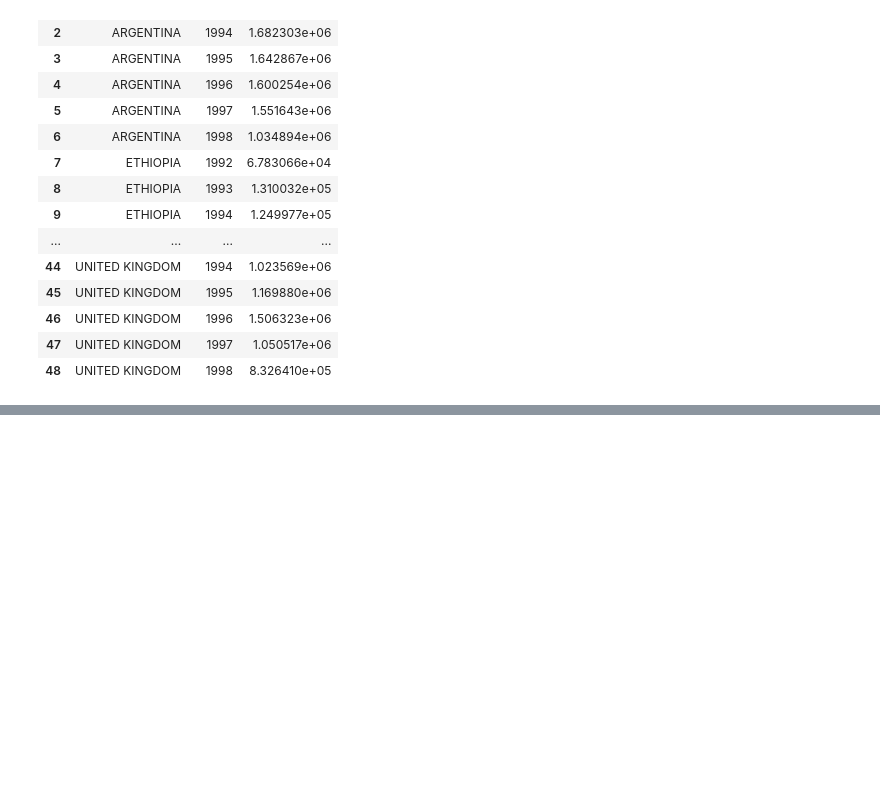
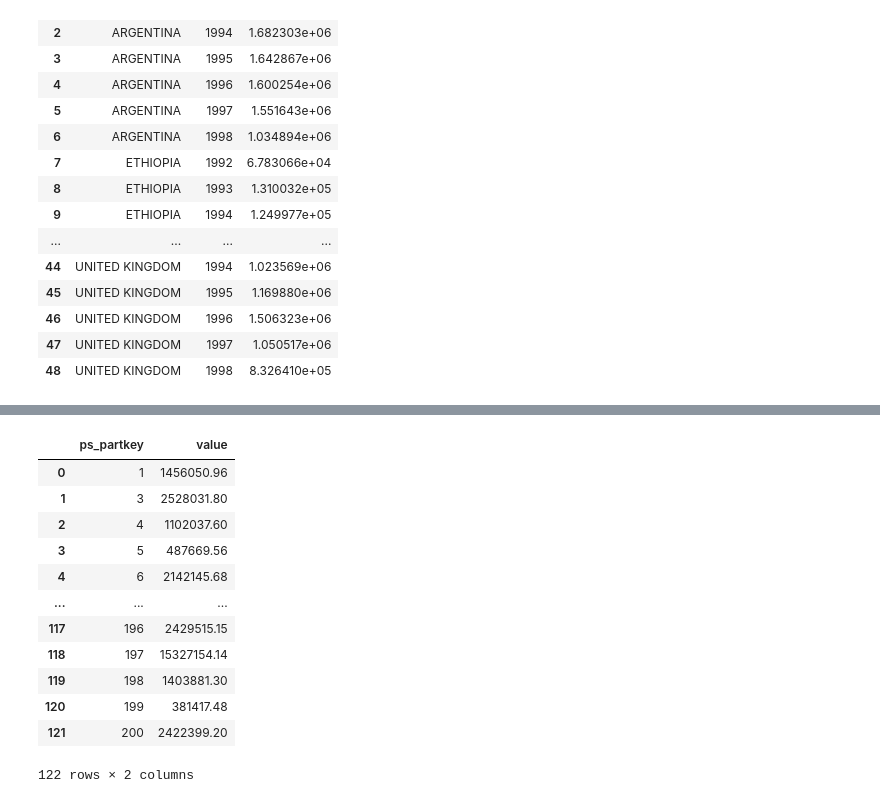
Before and after one commit to Unka-Malloc/pandas-sdql.py, a Jupyter notebook: pandas-query.ipynb, the cells around one changed output, grey strips where cells are left out. Cells and saved outputs as stored; diff of their text form; code cells hidden in the pictures; blank space fills up the shorter version.

```diff
--- a/pandas-query.ipynb
+++ b/pandas-query.ipynb
@@ -361,0 +405,39 @@ r.groupby(['c_custkey', 'c_name', 'c_acctbal', 'c_phone', 'n_name', 'c_address',
+# %%
+# tpch - 11
+var1 = 'PERU'
+var2 = 0.0001
+
+nation = pandas.read_table(rf'{path}\nation.tbl', sep='|', index_col=False, header=None, names=pysdql.NATION_COLS)
+partsupp = pandas.read_table(rf'{path}\partsupp.tbl', sep='|', index_col=False, header=None, names=pysdql.PARTSUPP_COLS)
+supplier = pandas.read_table(rf'{path}\supplier.tbl', sep='|', index_col=False, header=None, names=pysdql.SUPPLIER_COLS)
+
+sub_n = nation[nation['n_name'] == var1]
+
+r1 = sub_n.merge(supplier, left_on='n_nationkey', right_on='s_nationkey')
+r2 = r1.merge(partsupp, left_on='s_suppkey', right_on='ps_suppkey')
+
+r2['agg_val'] = r2['ps_supplycost'] * r2['ps_availqty'] * var2
+
+agg_val = r2['agg_val'].sum()
+
+r = r2.groupby(['ps_partkey']).filter(lambda x: (x['ps_supplycost'] * x['ps_availqty']).sum() > agg_val)
+
+r['value'] = r['ps_supplycost'] * r['ps_availqty']
+
+r = r.groupby(['ps_partkey'], as_index=False).agg(value=('value', 'sum'))
+
+r
+# %% [output]
+|  | ps_partkey | value |
+| 0 | 1 | 1456050.96 |
+| 1 | 3 | 2528031.80 |
+| 2 | 4 | 1102037.60 |
+| 3 | 5 | 487669.56 |
+| 4 | 6 | 2142145.68 |
+| ... | ... | ... |
+| 117 | 196 | 2429515.15 |
+| 118 | 197 | 15327154.14 |
+| 119 | 198 | 1403881.30 |
+| 120 | 199 | 381417.48 |
+| 121 | 200 | 2422399.20 |
+122 rows × 2 columns
```
Also changed, not shown: parts of 16 cells of this notebook, 16 other files.
